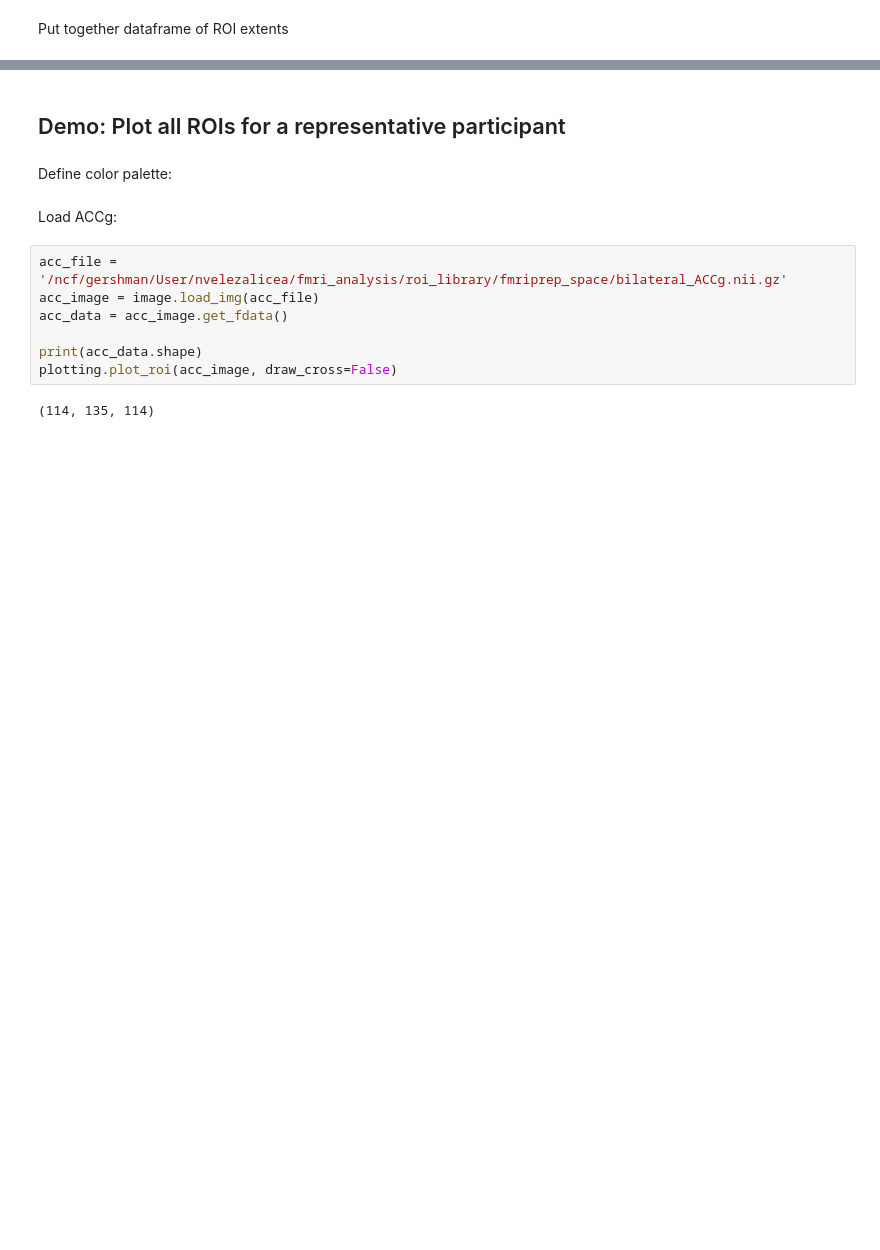
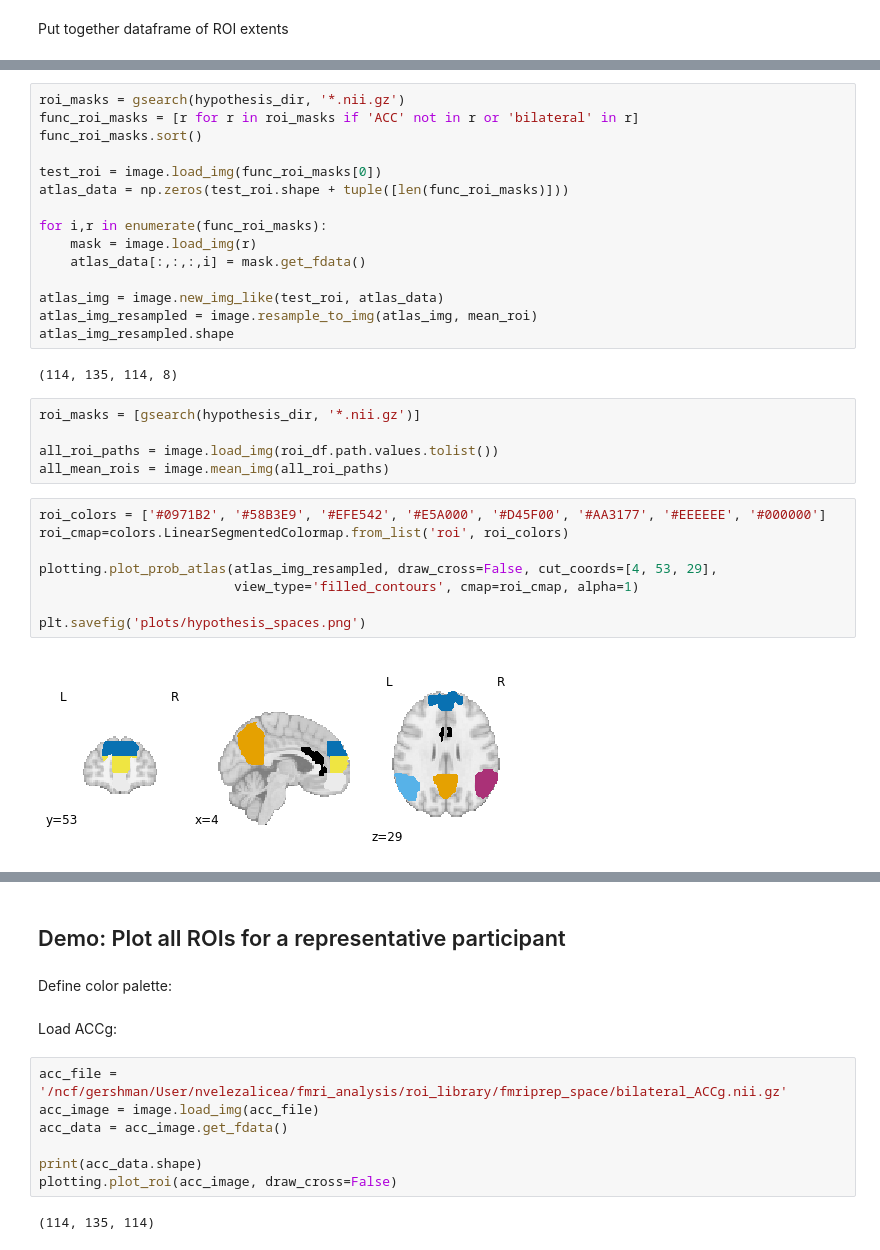
Before and after one commit to nataliavelez/teaching_fmri, a Jupyter notebook: 5_roi/2_check_roi.ipynb, the cells around one changed output, grey strips where cells are left out. Saved outputs shown, nothing was run; the diff lists cells and outputs as text; blank space fills up the shorter version.

```diff
--- a/5_roi/2_check_roi.ipynb
+++ b/5_roi/2_check_roi.ipynb
@@ -151,0 +177,32 @@ all_roi_extents.groupby('roi').agg({'extent': ['min', 'max', 'median']})
+# %%
+roi_masks = gsearch(hypothesis_dir, '*.nii.gz')
+func_roi_masks = [r for r in roi_masks if 'ACC' not in r or 'bilateral' in r]
+func_roi_masks.sort()
+
+test_roi = image.load_img(func_roi_masks[0])
+atlas_data = np.zeros(test_roi.shape + tuple([len(func_roi_masks)]))
+
+for i,r in enumerate(func_roi_masks):
+    mask = image.load_img(r)
+    atlas_data[:,:,:,i] = mask.get_fdata()
+
+atlas_img = image.new_img_like(test_roi, atlas_data)
+atlas_img_resampled = image.resample_to_img(atlas_img, mean_roi)
+atlas_img_resampled.shape
+# %% [output]
+(114, 135, 114, 8)
+# %%
+roi_masks = [gsearch(hypothesis_dir, '*.nii.gz')]
+
+all_roi_paths = image.load_img(roi_df.path.values.tolist())
+all_mean_rois = image.mean_img(all_roi_paths)
+# %%
+roi_colors = ['#0971B2', '#58B3E9', '#EFE542', '#E5A000', '#D45F00', '#AA3177', '#EEEEEE', '#000000']
+roi_cmap=colors.LinearSegmentedColormap.from_list('roi', roi_colors)
+
+plotting.plot_prob_atlas(atlas_img_resampled, draw_cross=False, cut_coords=[4, 53, 29],
+                         view_type='filled_contours', cmap=roi_cmap, alpha=1)
+
+plt.savefig('plots/hypothesis_spaces.png')
+# %% [output]
+[figure, added]
```
Also changed, not shown: parts of 18 cells of this notebook, 49 other files.
